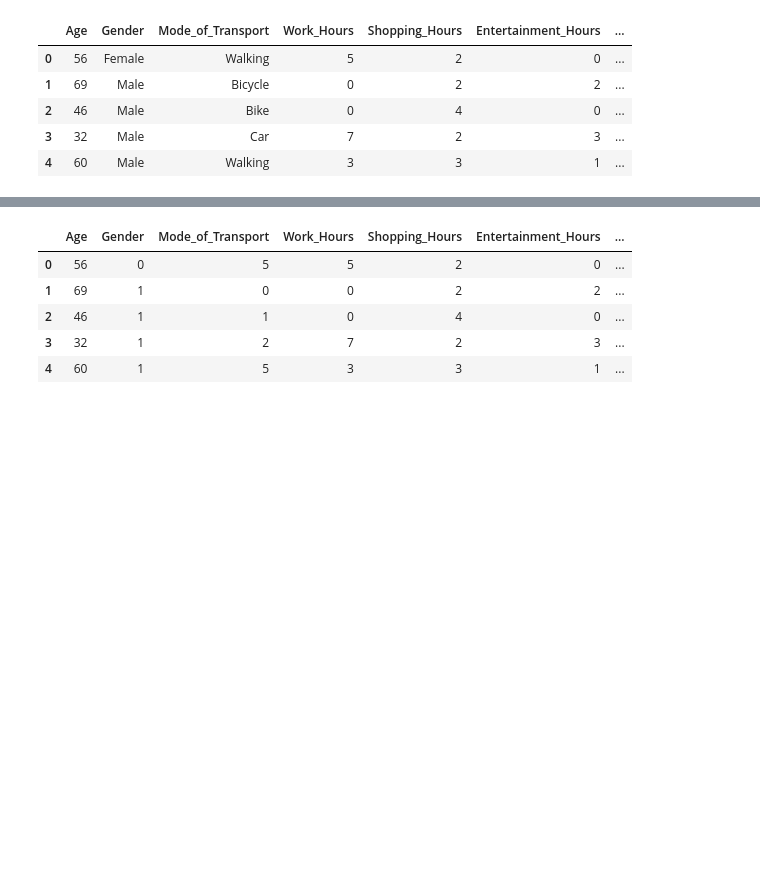
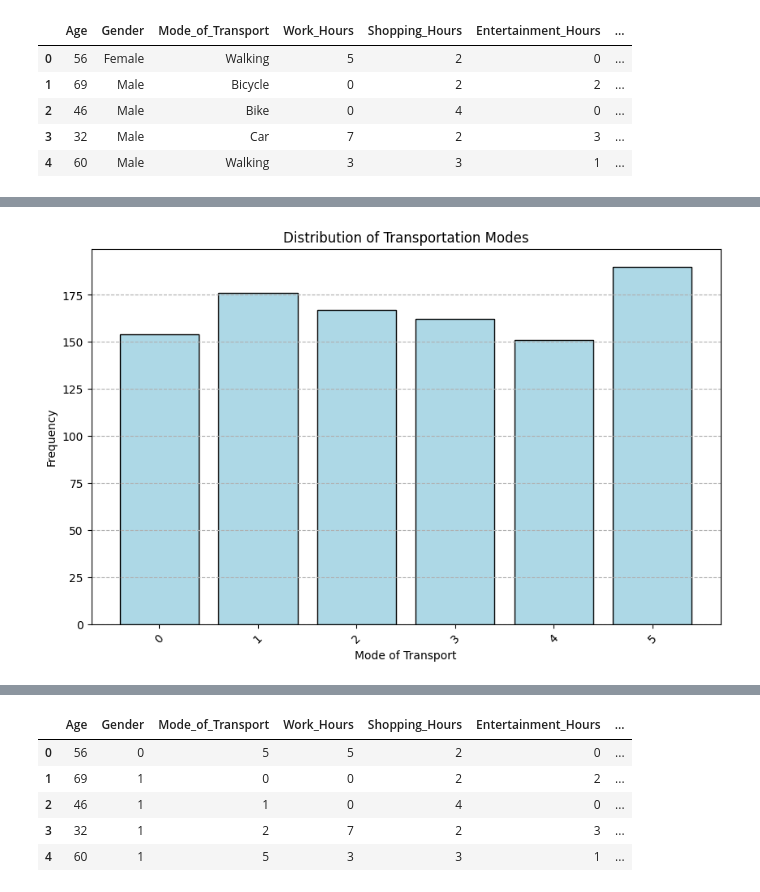
Before and after one commit to Sevinj-joy/DeepLearningExamples, a Jupyter notebook: Smart City Citizen Activity/smart_city_citizen_activity.ipynb, the cells around one changed output, grey strips where cells are left out. Saved outputs shown, nothing was run; the diff lists cells and outputs as text; code cells hidden in the pictures; blank space fills up the shorter version.

```diff
--- a/Smart City Citizen Activity/smart_city_citizen_activity.ipynb
+++ b/Smart City Citizen Activity/smart_city_citizen_activity.ipynb
@@ -83,0 +105,14 @@ data.head()
+# %%
+transport_counts = data["Mode_of_Transport"].value_counts()
+
+plt.figure(figsize=(10, 6))
+plt.bar(transport_counts.index, transport_counts.values, color="lightblue", edgecolor="black")
+plt.xlabel("Mode of Transport")
+plt.ylabel("Frequency")
+plt.title("Distribution of Transportation Modes")
+plt.xticks(rotation=45)
+plt.grid(axis="y", linestyle="--",)
+
+plt.show()
+# %% [output]
+[figure, added]
```
Also changed, not shown: parts of 13 cells of this notebook.
